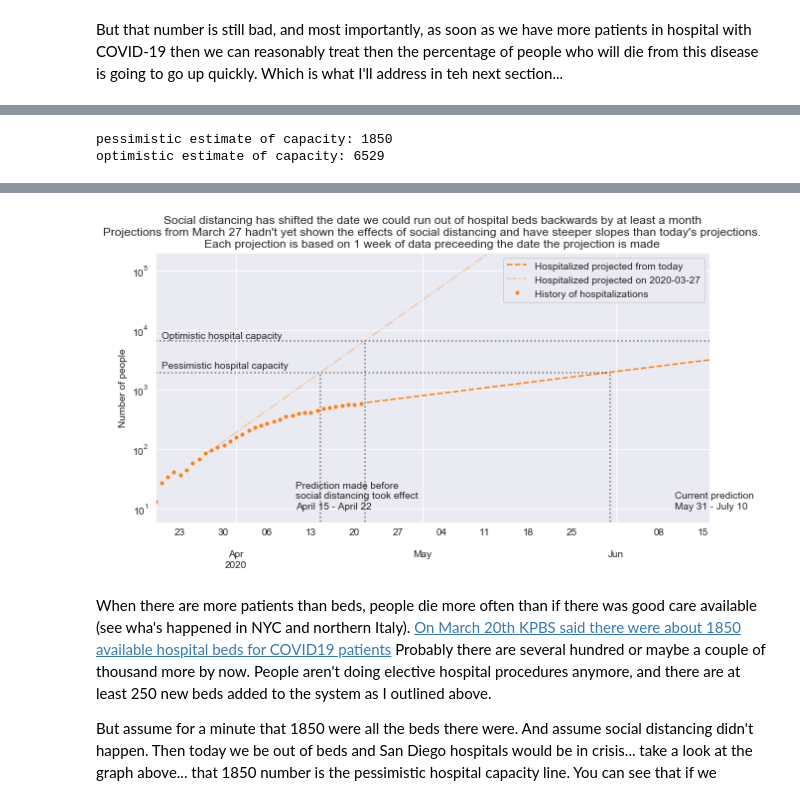
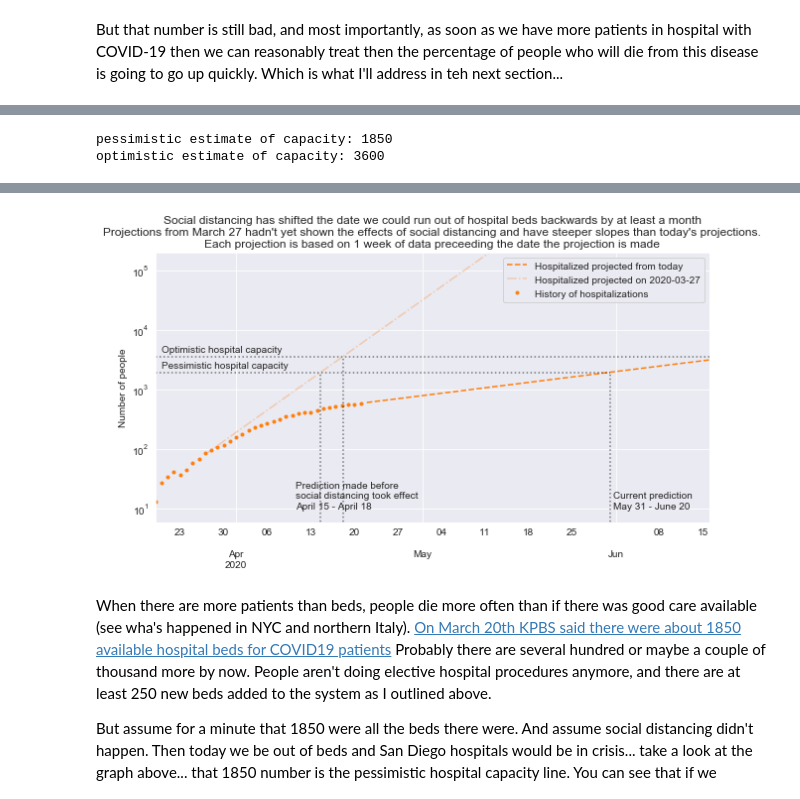
Before and after one commit to jasongfleischer/defunct-website-argo-navis, a Jupyter notebook: _notebooks/2020-04-20-SanDiego-COVID-19.ipynb, the cells around one changed output, grey strips where cells are left out. Cells and saved outputs as stored; diff of their text form; code cells hidden in the pictures.

```diff
--- a/_notebooks/2020-04-20-SanDiego-COVID-19.ipynb
+++ b/_notebooks/2020-04-20-SanDiego-COVID-19.ipynb
@@ -601,11 +597,11 @@ availicu = 800
 # 2) reduce hospital utilization from 50% to 30% by cancelling procedures
 # 3) increase of 250 beds from palomar hospital expansion
 # 3) add 250 beds from UCSD alternate care site (WAG from me.  There is no statement on how many beds this would be)
-availbedsO = int(8614*.7 + 500)
+availbedsO = 3600
 print('pessimistic estimate of capacity: 1850\noptimistic estimate of capacity: {}'.format(availbedsO))
 # %% [output]
 pessimistic estimate of capacity: 1850
-optimistic estimate of capacity: 6529
+optimistic estimate of capacity: 3600
 # %%
 #collapse
 
@@ -687,7 +683,7 @@ ax.annotate('Pessimistic hospital capacity',
 # original capacity date
 xmx = orig_hospital_capacity + xmn
 ax.plot([xmx, xmx], [ymn,ymx], linestyle=':', color='k', alpha=0.5);
-ax.annotate('Prediction made before\nsocial distancing took effect\nApril 15 - April 22',
+ax.annotate('Prediction made before\nsocial distancing took effect\nApril 15 - April 18',
             xy=(xmx-4, 10), xycoords='data', fontsize=10);
 
 
@@ -699,9 +695,9 @@ ymx = availbedsO
 ax.plot([xmn, xmx], [ymx,ymx], linestyle=':', color='k', alpha=0.5);
 ax.plot([xmx, xmx], [ymn,ymx], linestyle=':', color='k', alpha=0.5);
 ax.annotate('Optimistic hospital capacity',
-            xy=(xmn+1, 7200), xycoords='data', fontsize=10);
+            xy=(xmn+1, 4200), xycoords='data', fontsize=10);
 ax.annotate('Current prediction\n{} - {}'.format(ts1.strftime('%B %e'), ts2.strftime('%B %e')),
-            xy=(xmx-30, 10), xycoords='data', fontsize=10);
+            xy=(xmx-20, 10), xycoords='data', fontsize=10);
 
 
 # original capacity date
@@ -723,5 +719,5 @@ Or optimistically they reach capacity on 2020-07-10 11:20:47.981456235
 ICUs reach capacity on 2020-07-02 03:05:20.784488242
-[figure, old version]
+[figure, new version]
 # %% [markdown]
 When there are more patients than beds, people die more often than if there was good care available (see wha's happened in NYC and northern Italy). [On March 20th KPBS said there were about 1850 available hospital beds for COVID19 patients](https://kpbs.org/news/2020/mar/20/data-suggests-san-diego-hospitals-will-be-overfill/)  Probably there are several hundred or maybe a couple of thousand more by now. People aren't doing elective hospital procedures anymore, and there are at least 250 new beds added to the system as I outlined above.
 
```
Also changed, not shown: parts of 6 cells of this notebook.
